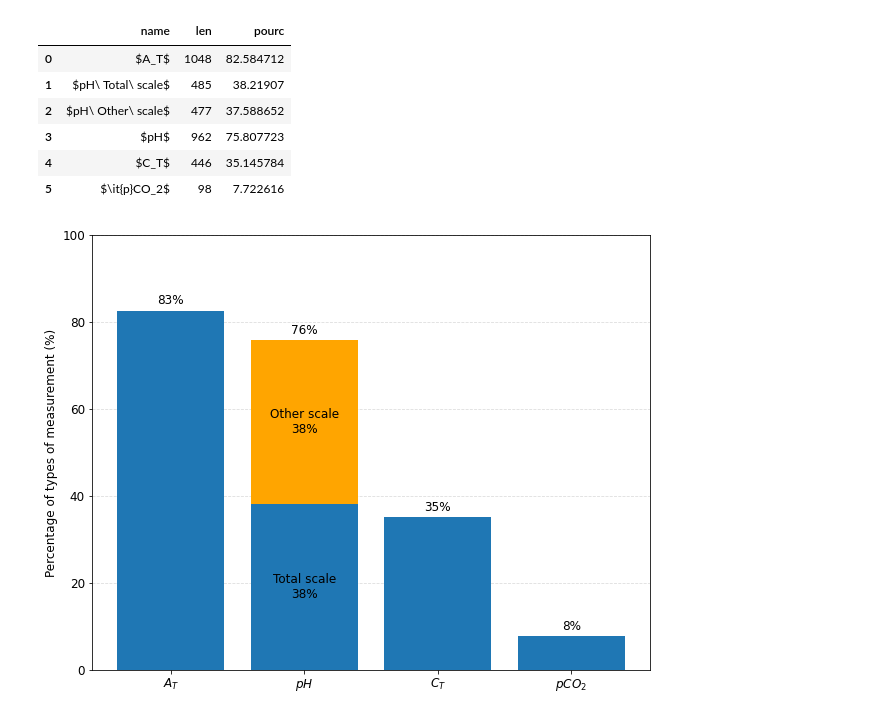
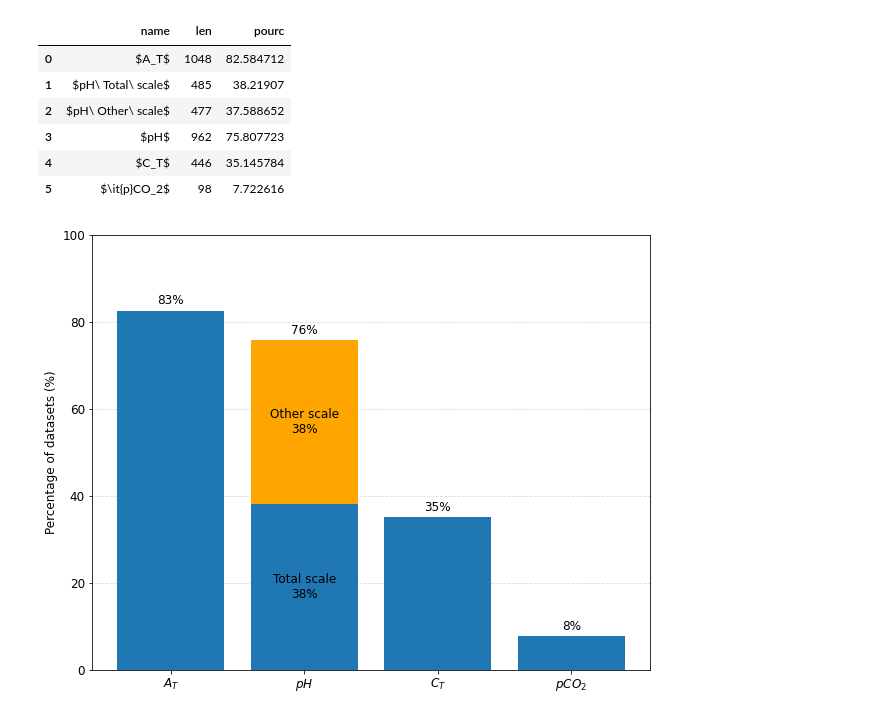
Before and after one commit to PBrockmann/PANGAEA_Scraping, a Jupyter notebook: PANGAEA_getData_ex1.py.ipynb, the cells around one changed output. Saved outputs shown, nothing was run; the diff lists cells and outputs as text; code cells hidden in the pictures.

```diff
--- a/PANGAEA_getData_ex1.py.ipynb
+++ b/PANGAEA_getData_ex1.py.ipynb
@@ -584,7 +584,7 @@ ax = df.plot.bar(
             width=0.5, rot=0,
             legend=False,
             xlabel="",
-            ylabel="Percentage of types of measurement (%)",
+            ylabel="Percentage of datasets (%)",
             linestyle='-', edgecolor="black",
             zorder=3)
 ax.grid(axis='y', zorder=0, color='gainsboro', linestyle='--')
@@ -641,33 +641,33 @@ plt.bar(x3, y3,
 
 plt.xticks(fontsize = 12)
 plt.yticks(fontsize = 12)
-ax.set_ylabel("Percentage of types of measurement (%)", fontsize=12)
+ax.set_ylabel("Percentage of datasets (%)", fontsize=12)
 ax.set_ylim([0,100])
 ax.grid(axis='y', zorder=0, color='gainsboro', linestyle='--')
 
 for i,p in enumerate(ax.containers[0].patches):
     if i == 1:
         ax.annotate(
                 'Total scale\n' + str(int(np.round(p.get_height()))) + '%',
                 (p.get_x()+p.get_width()/2.,
                  p.get_y()+p.get_height()/2),
                 ha='center', va='center',
                 xytext=(0, 0), textcoords='offset points', fontsize=12)
 
 for p in ax.containers[1].patches:
         ax.annotate(
                 'Other scale\n' + str(int(np.round(p.get_height()))) + '%',
                 (p.get_x()+p.get_width()/2.,
                  p.get_y()+p.get_height()/2),
                 ha='center', va='center',
                 xytext=(0, 0), textcoords='offset points', fontsize=12)
 
 for p in ax.containers[2].patches:
         ax.annotate(
                 str(int(np.round(p.get_height()))) + '%',
                 (p.get_x()+p.get_width()/2.,
                  p.get_y()+p.get_height()),
                 ha='center', va='center',
                 xytext=(0, 10), textcoords='offset points', fontsize=12)
 # %% [output]
-[figure, old version]
+[figure, new version]
```
Also changed, not shown: parts of 1 cell of this notebook.
